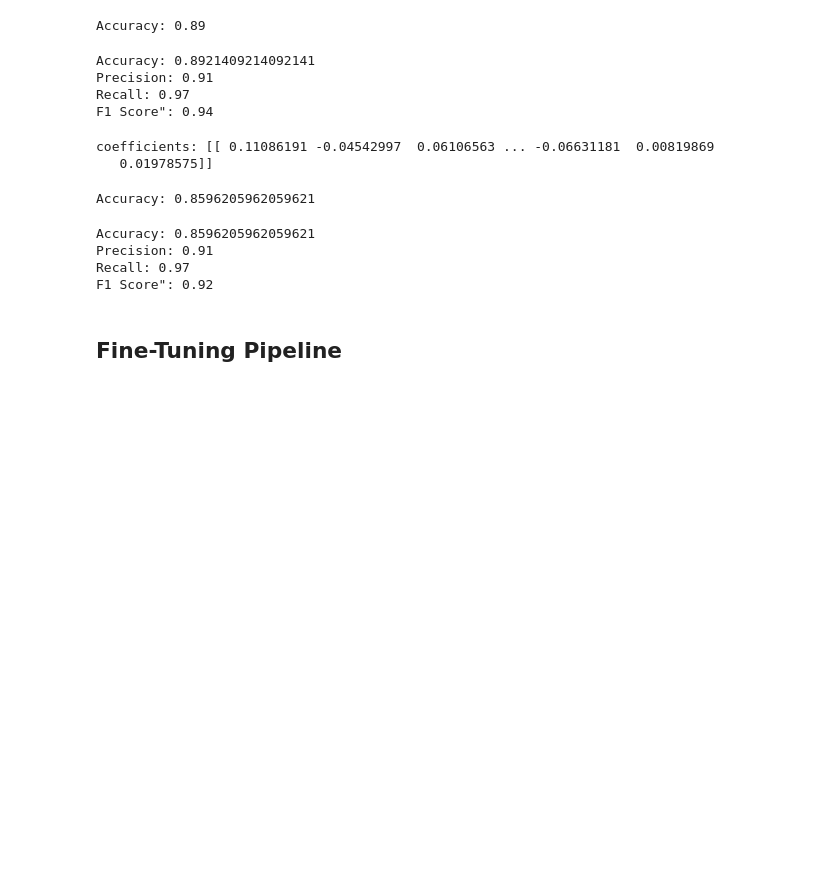
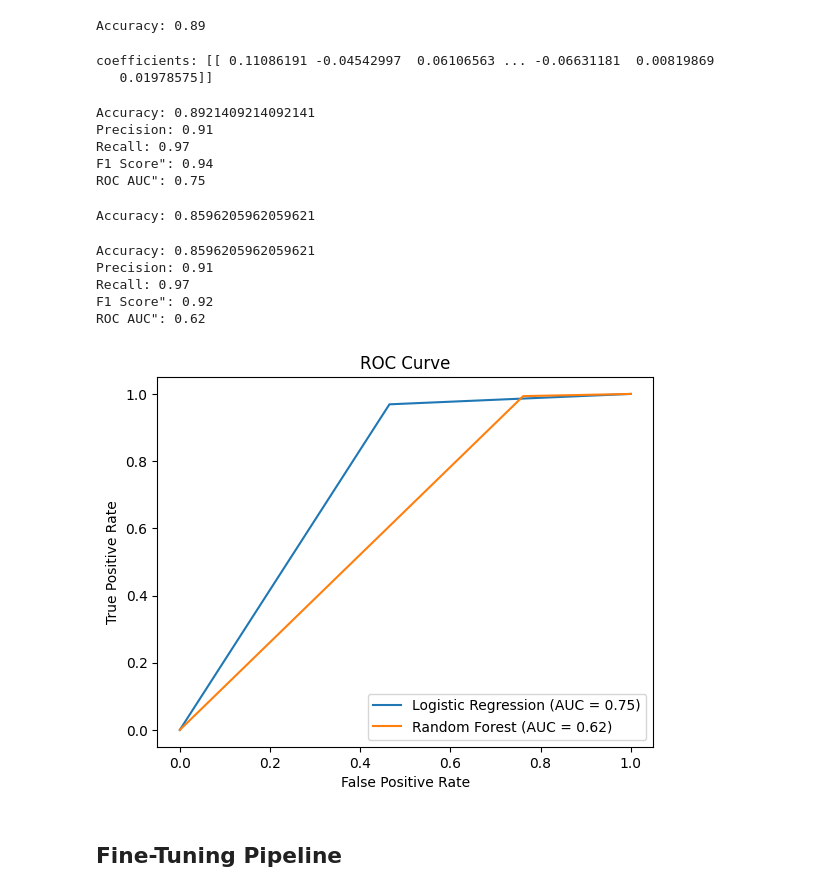
Before and after one commit to norrateng/dsnd-pipelines-project, a Jupyter notebook: starter/starter.ipynb, the cells around one changed output. Drawn from its saved outputs; the diff is of its cells as text; code cells hidden in the pictures; blank space fills up the shorter version.

```diff
--- a/starter/starter.ipynb
+++ b/starter/starter.ipynb
@@ -630,28 +646,31 @@ accuracy = accuracy_score(y_test, y_pred)
 print(f'Accuracy: {accuracy:.2f}')
 # %% [output]
 Accuracy: 0.89
-# %%
-# Calculate accuracy, precision, recall and F1 score
-accuracy_log = accuracy_score(y_test, y_pred)
-precision_log = precision_score(y_test, y_pred)
-recall_log = recall_score(y_test, y_pred)
-f1_log = f1_score(y_test, y_pred)
-
-print('Accuracy:', accuracy_log)
-print(f'Precision: {precision_log:.2f}')
-print(f'Recall: {recall_log:.2f}')
-print(f'F1 Score": {f1_log:.2f}')
-# %% [output]
-Accuracy: 0.8921409214092141
-Precision: 0.91
-Recall: 0.97
-F1 Score": 0.94
 # %%
 coeffs = model.coef_
 print("coefficients:", coeffs)
 # %% [output]
 coefficients: [[ 0.11086191 -0.04542997  0.06106563 ... -0.06631181  0.00819869
    0.01978575]]
+# %%
+# Calculate accuracy, precision, recall and F1 score
+accuracy_log = accuracy_score(y_test, y_pred)
+precision_log = precision_score(y_test, y_pred)
+recall_log = recall_score(y_test, y_pred)
+f1_log = f1_score(y_test, y_pred)
+roc_auc_log = roc_auc_score(y_test, y_pred)
+
+print('Accuracy:', accuracy_log)
+print(f'Precision: {precision_log:.2f}')
+print(f'Recall: {recall_log:.2f}')
+print(f'F1 Score": {f1_log:.2f}')
+print(f'ROC AUC": {roc_auc_log:.2f}')
+# %% [output]
+Accuracy: 0.8921409214092141
+Precision: 0.91
+Recall: 0.97
+F1 Score": 0.94
+ROC AUC": 0.75
 # %%
 ## Or try using Random Forest Classifier instead?
 model2 = RandomForestClassifier(random_state=32)
@@ -666,15 +685,33 @@ accuracy_forest = accuracy_score(y_test, y_pred2)
 precision_forest = precision_score(y_test, y_pred2)
 recall_forest = recall_score(y_test, y_pred2)
 f1_forest = f1_score(y_test, y_pred2)
+roc_auc_forest = roc_auc_score(y_test, y_pred2)
 
 print('Accuracy:', accuracy_forest)
 print(f'Precision: {precision:.2f}')
 print(f'Recall: {recall:.2f}')
 print(f'F1 Score": {f1_forest:.2f}')
+print(f'ROC AUC": {roc_auc_forest:.2f}')
 # %% [output]
 Accuracy: 0.8596205962059621
 Precision: 0.91
 Recall: 0.97
 F1 Score": 0.92
+ROC AUC": 0.62
+# %%
+# Plot ROC curves:
+fpr_log, tpr_log, _ = roc_curve(y_test, y_pred)
+fpr_forest, tpr_forest, _ = roc_curve(y_test, y_pred2)
+
+plt.figure()
+plt.plot(fpr_log, tpr_log, label='Logistic Regression (AUC = {:.2f})'.format(roc_auc_log))
+plt.plot(fpr_forest, tpr_forest, label='Random Forest (AUC = {:.2f})'.format(roc_auc_forest))
+plt.xlabel('False Positive Rate')
+plt.ylabel('True Positive Rate')
+plt.title('ROC Curve')
+plt.legend()
+plt.show()
+# %% [output]
+[figure, added]
 # %% [markdown]
 ## Fine-Tuning Pipeline
```
Also changed, not shown: parts of 3 cells of this notebook.
